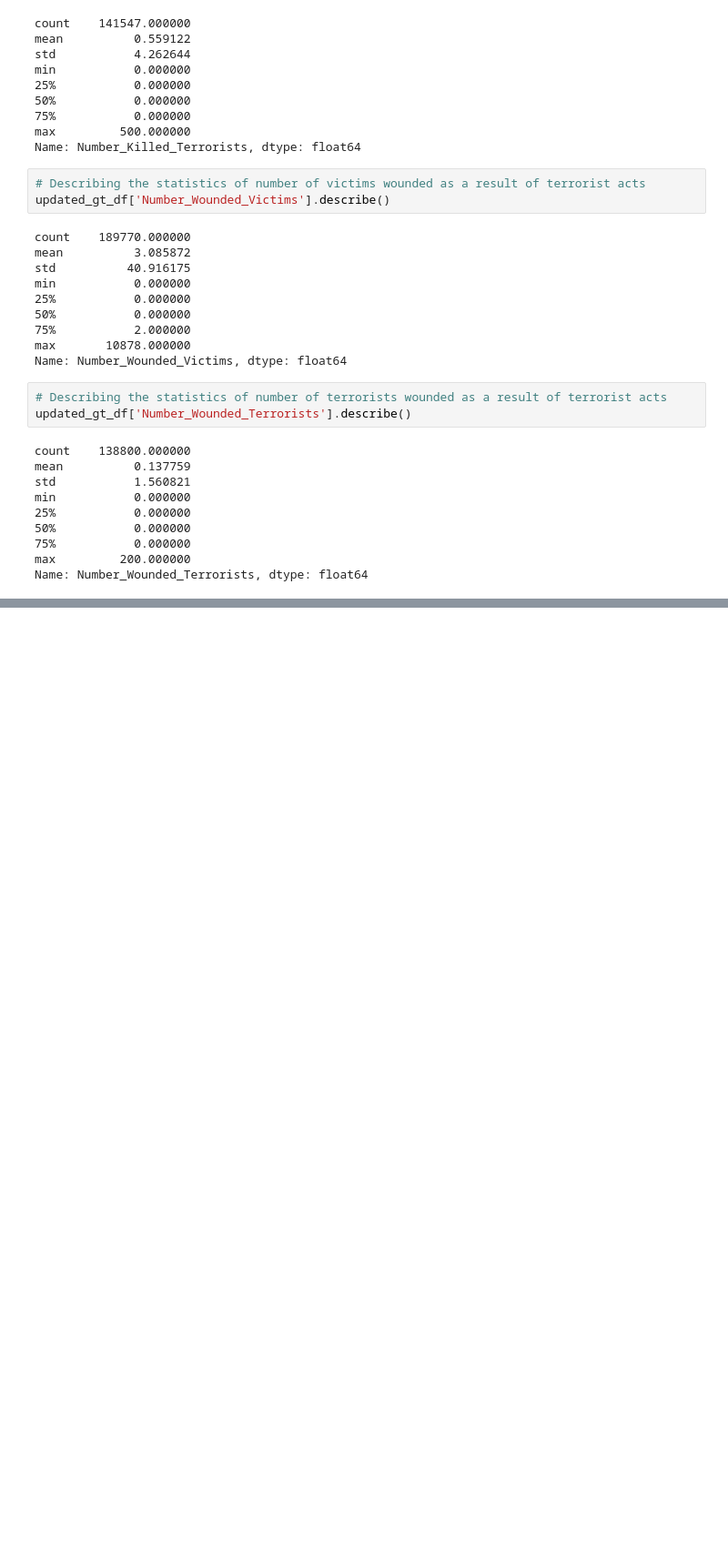
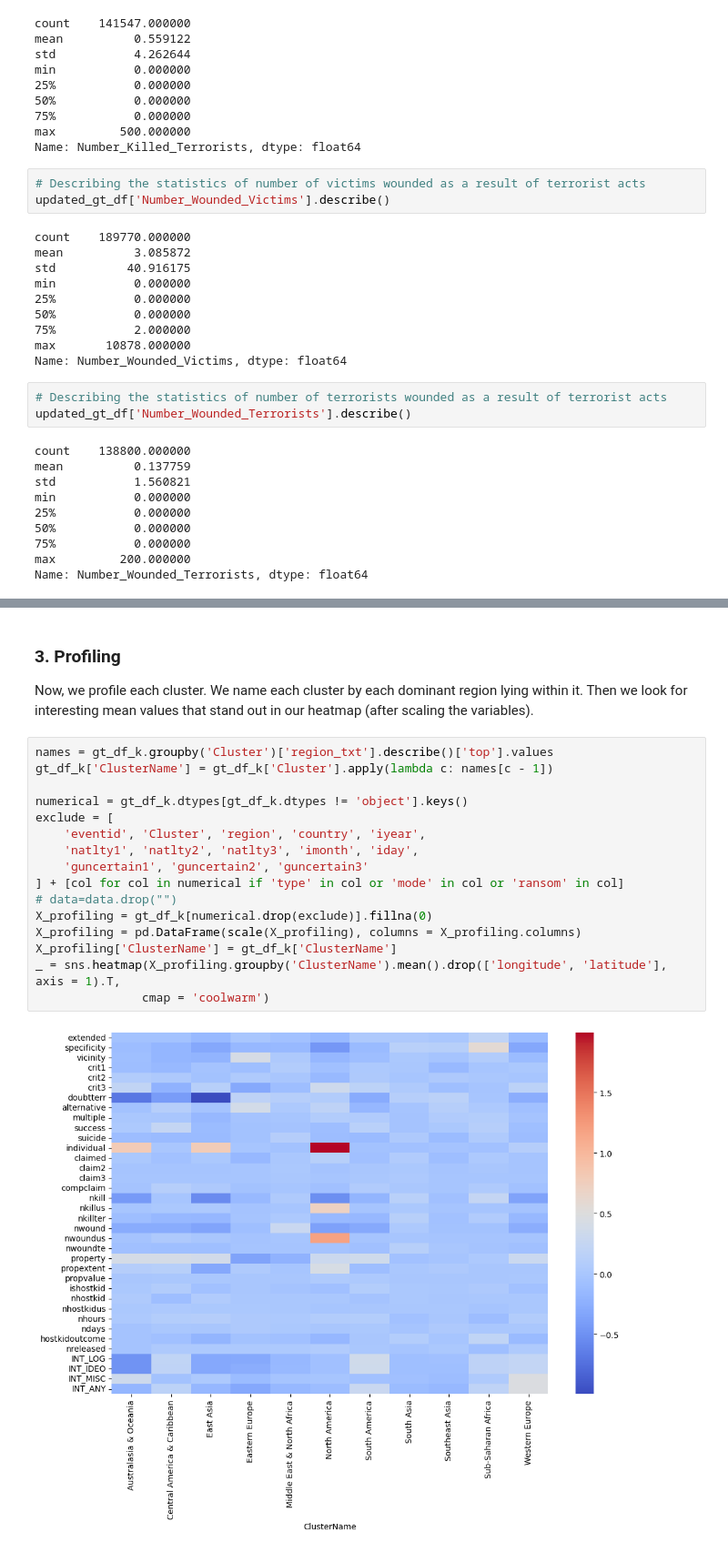
Before and after one commit to SujithBonthala/Global-Terrorism-Analysis, a Jupyter notebook: Global Terrorism_EDA.ipynb, the cells around one changed output, grey strips where cells are left out. Shown at 91% size. Saved outputs shown, nothing was run; the diff lists cells and outputs as text; blank space fills up the shorter version.

```diff
--- a/Global Terrorism_EDA.ipynb
+++ b/Global Terrorism_EDA.ipynb
@@ -652,0 +853,22 @@ Name: Number_Wounded_Terrorists, dtype: float64
+# %% [markdown]
+### 3. Profiling
+
+Now, we profile each cluster. We name each cluster by each dominant region lying within it. Then we look for interesting mean values that stand out in our heatmap (after scaling the variables).
+# %%
+names = gt_df_k.groupby('Cluster')['region_txt'].describe()['top'].values
+gt_df_k['ClusterName'] = gt_df_k['Cluster'].apply(lambda c: names[c - 1])
+
+numerical = gt_df_k.dtypes[gt_df_k.dtypes != 'object'].keys()
+exclude = [
+    'eventid', 'Cluster', 'region', 'country', 'iyear',
+    'natlty1', 'natlty2', 'natlty3', 'imonth', 'iday',
+    'guncertain1', 'guncertain2', 'guncertain3'
+] + [col for col in numerical if 'type' in col or 'mode' in col or 'ransom' in col]
+# data=data.drop("")
+X_profiling = gt_df_k[numerical.drop(exclude)].fillna(0)
+X_profiling = pd.DataFrame(scale(X_profiling), columns = X_profiling.columns)
+X_profiling['ClusterName'] = gt_df_k['ClusterName']
+_ = sns.heatmap(X_profiling.groupby('ClusterName').mean().drop(['longitude', 'latitude'], axis = 1).T,
+               cmap = 'coolwarm')
+# %% [output]
+[figure, added]
```
Also changed, not shown: parts of 33 cells of this notebook.
